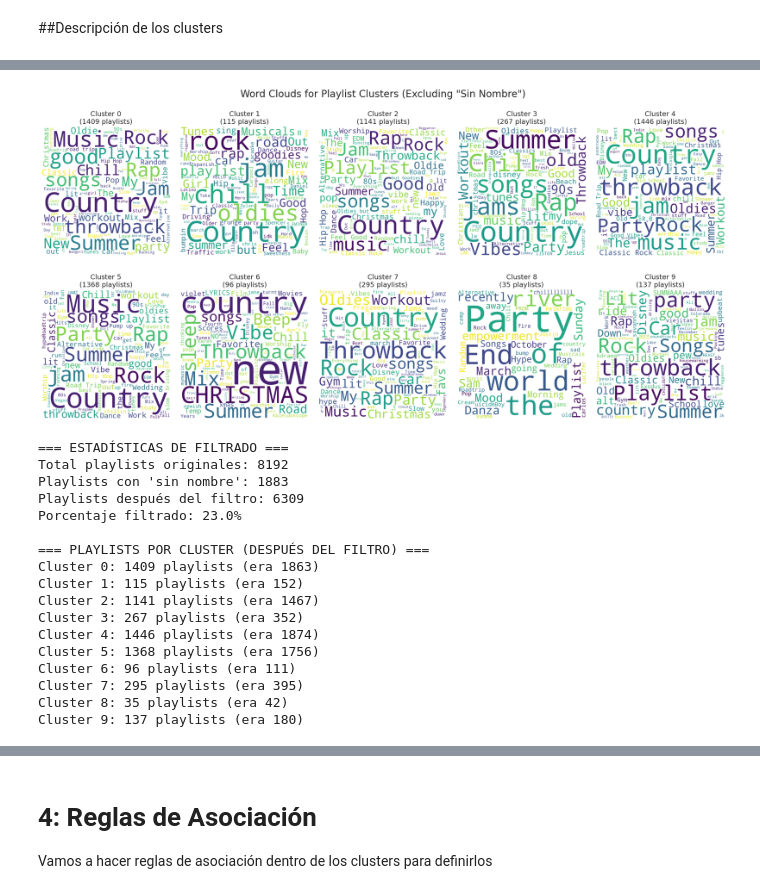
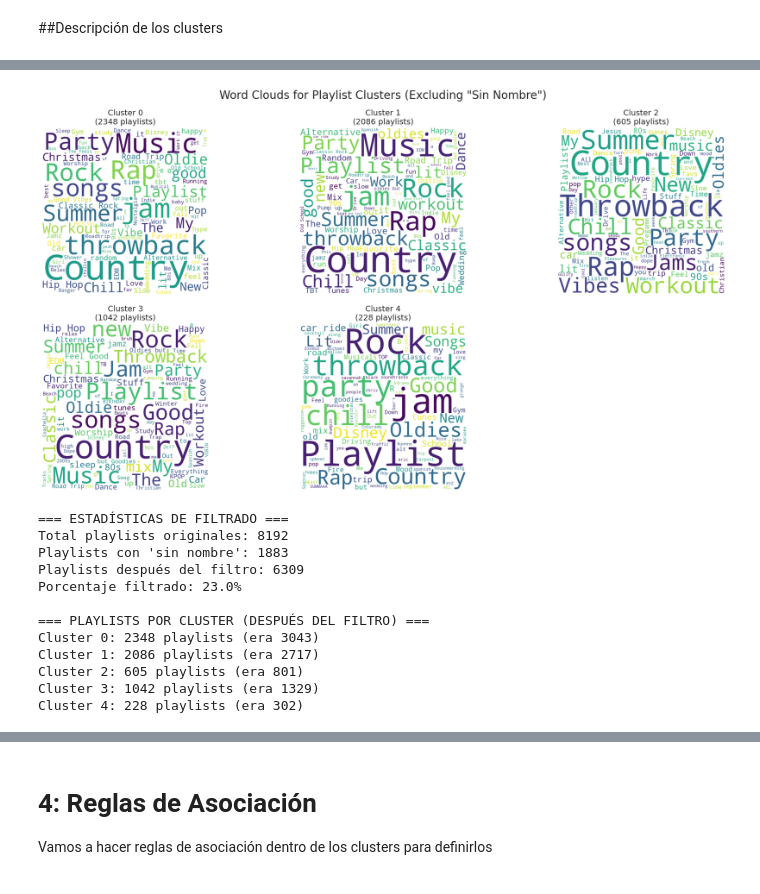
Before and after one commit to fabianlgomez/mpd-PlaylistSimilarity-unal, a Jupyter notebook: associationRules&Clustering.ipynb, the cells around one changed output, grey strips where cells are left out. Drawn from its saved outputs; the diff is of its cells as text; code cells hidden in the pictures.

Commit message:
5 clusters

```diff
--- a/associationRules&Clustering.ipynb
+++ b/associationRules&Clustering.ipynb
@@ -148,7 +148,7 @@ Shape de X_playlist_numeric (solo columnas numéricas): (8192, 2)
 ## 5.A.2 Algoritmos 2 y 3: DBSCAN y Agglomerative Clustering (reemplazado x MiniBatchKMeans)
 # %%
 # Basado en el gráfico, elegimos un valor para k (ej. k=9 donde la curva se aplana)
-OPTIMAL_K = 10
+OPTIMAL_K = 5
 kmeans = KMeans(n_clusters=OPTIMAL_K, random_state=42, n_init=10)
 # Usamos el DataFrame NUMÉRICO aquí también
 playlist_labels_kmeans = kmeans.fit_predict(X_playlist_numeric)
@@ -456,7 +456,7 @@ all_names = df_filtered.groupby('playlist_labels_kmeans')['name'].apply(lambda x
 num_clusters = len(all_names)
 
 # Determine the number of rows and columns for the plot
-ncols = 5
+ncols = 3
 nrows = math.ceil(num_clusters / ncols)
 
 # Create the figure and axes
@@ -489,34 +489,34 @@ for i, (cluster_label, names) in enumerate(all_names.items()):
     else:
         # If no names after filtering, show a message
         axes[i].text(0.5, 0.5, f'Cluster {cluster_label}\nNo named playlists',
                     ha='center', va='center', fontsize=12,
                     bbox=dict(boxstyle="round,pad=0.3", facecolor="lightgray"))
         axes[i].set_xlim(0, 1)
         axes[i].set_ylim(0, 1)
         axes[i].axis("off")
 
 # Hide any unused subplots
 for j in range(i + 1, len(axes)):
     fig.delaxes(axes[j])
 
 plt.tight_layout(pad=2.0) # Adjust padding between subplots
 plt.suptitle('Word Clouds for Playlist Clusters (Excluding "Sin Nombre")', fontsize=20, y=1.02) # Add a main title
 plt.show()
 
 # Optional: Print some statistics about the filtering
 print("=== ESTADÍSTICAS DE FILTRADO ===")
 print(f"Total playlists originales: {len(df_playlist)}")
 print(f"Playlists con 'sin nombre': {len(df_playlist) - len(df_filtered)}")
 print(f"Playlists después del filtro: {len(df_filtered)}")
 print(f"Porcentaje filtrado: {((len(df_playlist) - len(df_filtered)) / len(df_playlist) * 100):.1f}%")
 
 print("\n=== PLAYLISTS POR CLUSTER (DESPUÉS DEL FILTRO) ===")
 for cluster in sorted(df_filtered['playlist_labels_kmeans'].unique()):
     original_count = len(df_playlist[df_playlist['playlist_labels_kmeans'] == cluster])
     filtered_count = len(df_filtered[df_filtered['playlist_labels_kmeans'] == cluster])
     print(f"Cluster {cluster}: {filtered_count} playlists (era {original_count})")
 # %% [output]
-[figure, old version]
+[figure, new version]
 === ESTADÍSTICAS DE FILTRADO ===
 Total playlists originales: 8192
 Playlists con 'sin nombre': 1883
@@ -524,13 +524,8 @@ Playlists después del filtro: 6309
 Porcentaje filtrado: 23.0%
 
 === PLAYLISTS POR CLUSTER (DESPUÉS DEL FILTRO) ===
-Cluster 0: 1409 playlists (era 1863)
-Cluster 1: 115 playlists (era 152)
-Cluster 2: 1141 playlists (era 1467)
-Cluster 3: 267 playlists (era 352)
-Cluster 4: 1446 playlists (era 1874)
-Cluster 5: 1368 playlists (era 1756)
-Cluster 6: 96 playlists (era 111)
-Cluster 7: 295 playlists (era 395)
-Cluster 8: 35 playlists (era 42)
-Cluster 9: 137 playlists (era 180)
+Cluster 0: 2348 playlists (era 3043)
+Cluster 1: 2086 playlists (era 2717)
+Cluster 2: 605 playlists (era 801)
+Cluster 3: 1042 playlists (era 1329)
+Cluster 4: 228 playlists (era 302)
```
Also changed, not shown: parts of 11 cells of this notebook.
